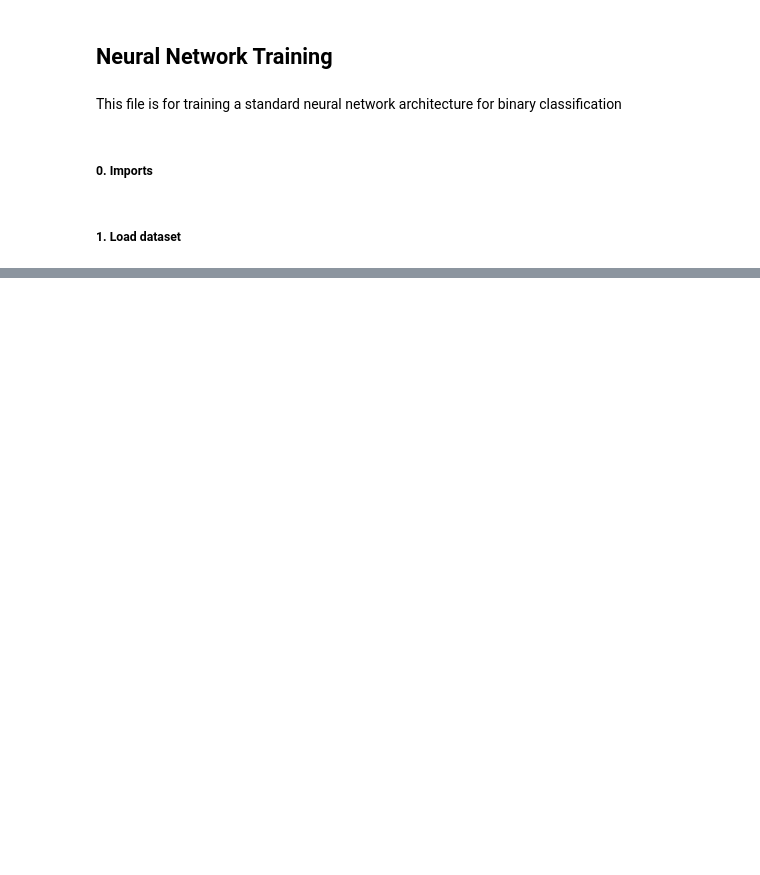
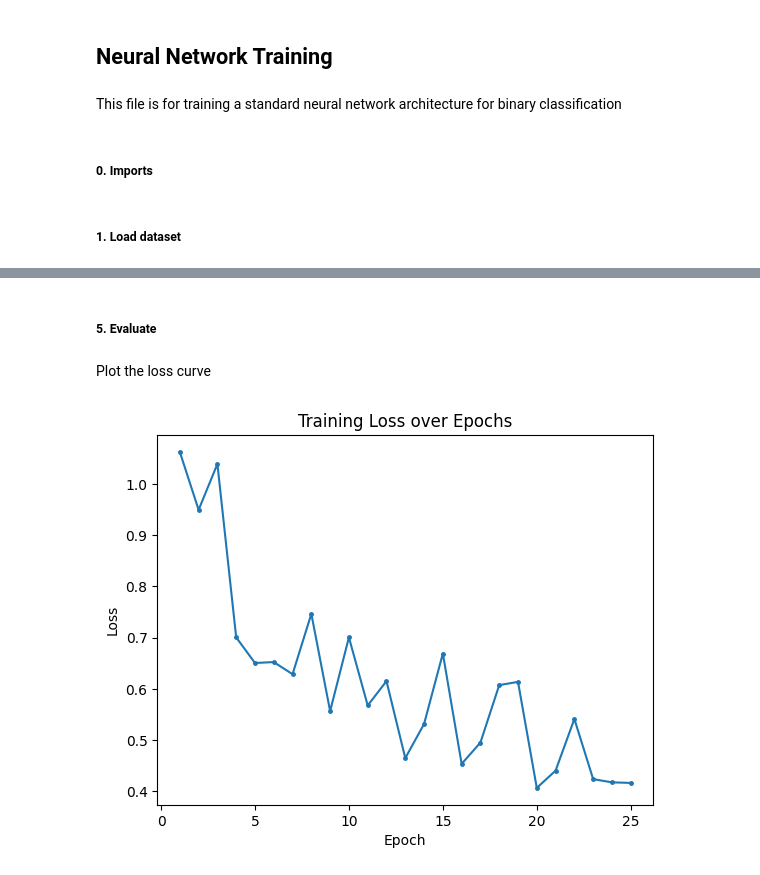
Before and after one commit to sbconlon/bocconi-ai-lab-project, a Jupyter notebook: network.ipynb, the cells around one changed output, grey strips where cells are left out. Cells and saved outputs as stored; diff of their text form; code cells hidden in the pictures; blank space fills up the shorter version.

Commit message:
binary classifier network

```diff
--- a/network.ipynb
+++ b/network.ipynb
@@ -18,0 +81,4 @@ FileNotFoundError: [Errno 2] No such file or directory: 'data.pkl'
+# %%
+batch_size = 32
+train_loader = DataLoader(train_ds, batch_size=batch_size, shuffle=True)
+val_loader = DataLoader(val_ds, batch_size=batch_size)
@@ -18,0 +87,20 @@ FileNotFoundError: [Errno 2] No such file or directory: 'data.pkl'
+# %%
+class Network(nn.Module):
+    def __init__(self, input_dim):
+        super(Network, self).__init__()
+        self.net = nn.Sequential(
+            nn.Linear(input_dim, 248),
+            nn.ReLU(),
+            nn.Dropout(0.5),
+            nn.Linear(248, 124),
+            nn.ReLU(),
+            nn.Dropout(0.5),
+            nn.Linear(124, 1),
+            nn.Sigmoid()
+        )
+
+    def forward(self, x):
+        return self.net(x)
+# %%
+device = torch.device('cuda' if torch.cuda.is_available() else 'cpu')
+model = Network(input_dim=features.shape[1]).to(device)
@@ -18,0 +109,3 @@ FileNotFoundError: [Errno 2] No such file or directory: 'data.pkl'
+# %%
+criterion = nn.BCELoss()
+optimizer = optim.Adam(model.parameters(), lr=1e-4)
@@ -18,0 +183,13 @@ FileNotFoundError: [Errno 2] No such file or directory: 'data.pkl'
+# %% [markdown]
+##### 5. Evaluate
+# %% [markdown]
+Plot the loss curve
+# %%
+plt.figure()
+plt.plot(range(1, num_epochs+1), train_losses, marker='o', ms=2.5)
+plt.title('Training Loss over Epochs')
+plt.xlabel('Epoch')
+plt.ylabel('Loss')
+plt.show()
+# %% [output]
+[figure, added]
```
Also changed, not shown: parts of 24 cells of this notebook, 1 other file.
